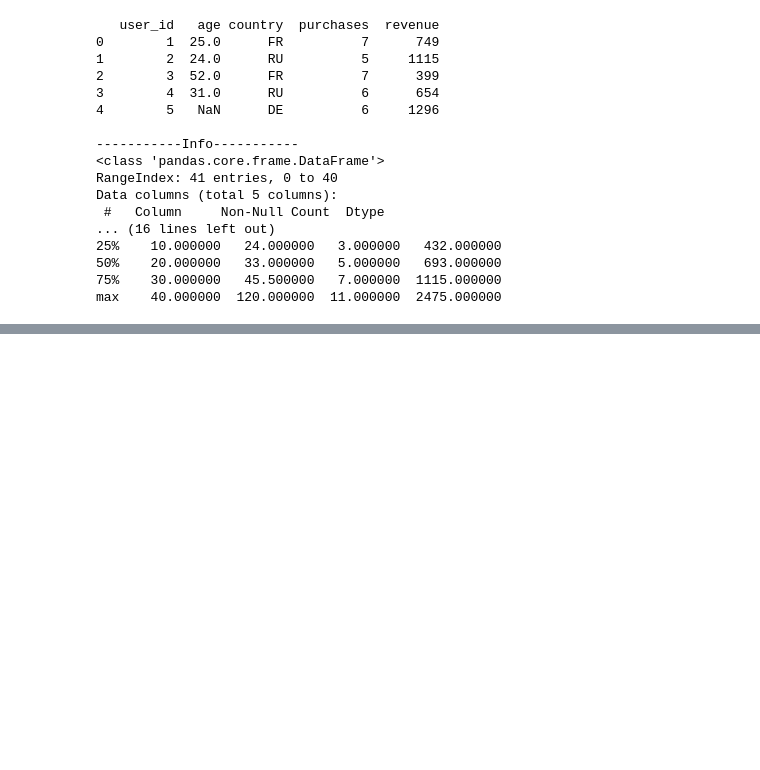
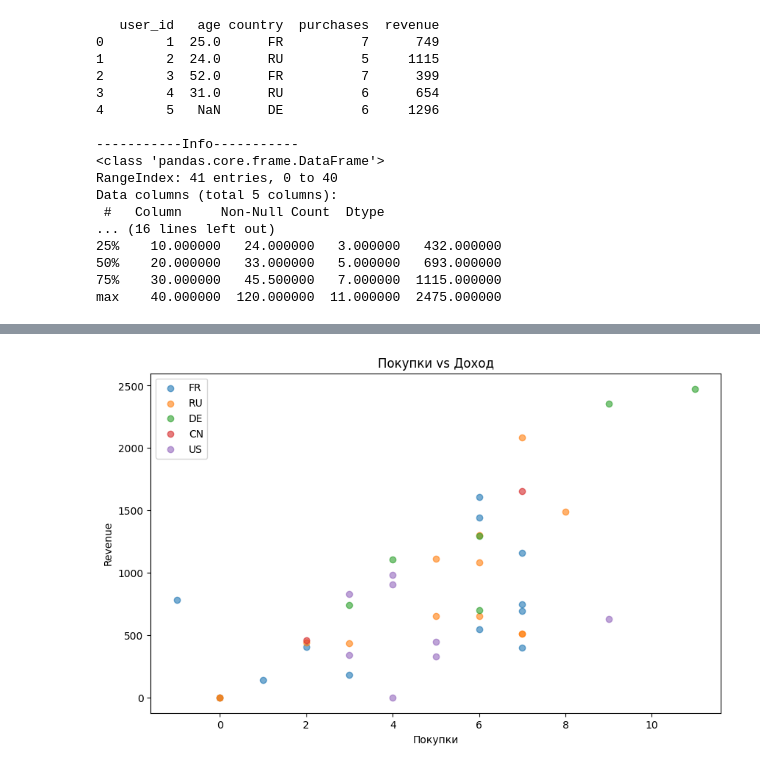
Before and after one commit to ppshhh15/aie-course, a Jupyter notebook: homeworks/HW02/HW02.ipynb, the cells around one changed output, grey strips where cells are left out. Saved outputs shown, nothing was run; the diff lists cells and outputs as text; code cells hidden in the pictures; blank space fills up the shorter version.

```diff
--- a/homeworks/HW02/HW02.ipynb
+++ b/homeworks/HW02/HW02.ipynb
@@ -60,0 +141,14 @@ dtype: float64
+# %%
+# Скаттер
+plt.figure(figsize=(10, 6))
+for country in df['country'].unique():
+    data = df[df['country'] == country]
+    plt.scatter(data['purchases'], data['revenue'], label=country, alpha=0.6)
+plt.xlabel('Покупки')
+plt.ylabel('Revenue')
+plt.title('Покупки vs Доход')
+plt.legend()
+plt.savefig('figures/scatter.png')
+plt.show()
+# %% [output]
+[figure, added]
```
Also changed, not shown: parts of 15 cells of this notebook.
